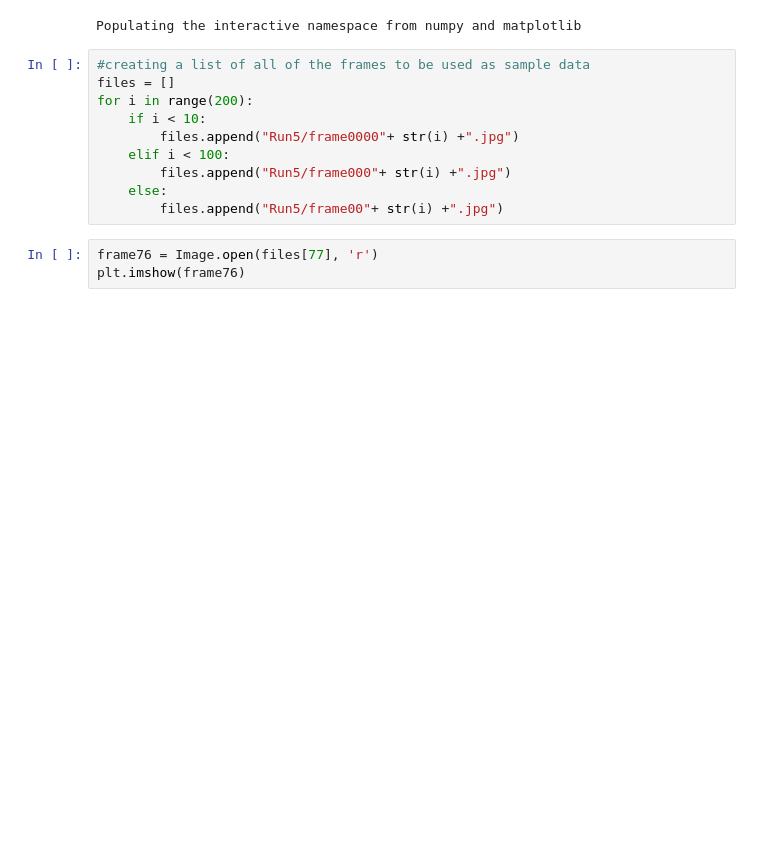
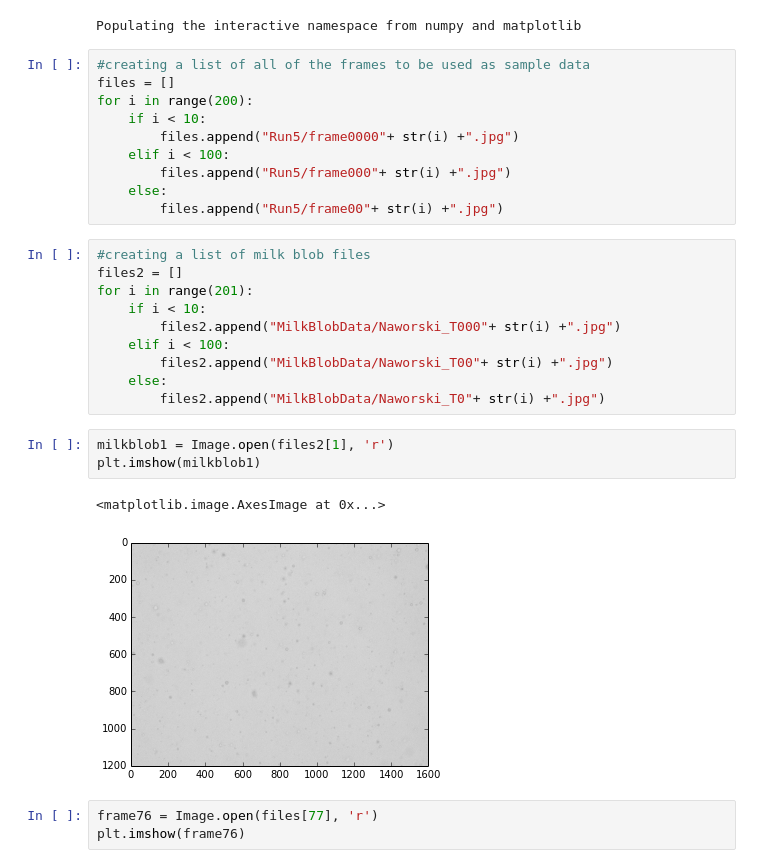
Before and after one commit to mnaworsk/PHYS202-S14, a Jupyter notebook: FinalProject/ParticleTrackingAndDataAnalysis.ipynb, the cells around one changed output. Saved outputs shown, nothing was run; the diff lists cells and outputs as text; blank space fills up the shorter version.

```diff
--- a/FinalProject/ParticleTrackingAndDataAnalysis.ipynb
+++ b/FinalProject/ParticleTrackingAndDataAnalysis.ipynb
@@ -15,6 +14,22 @@ for i in range(200):
         files.append("Run5/frame000"+ str(i) +".jpg")
     else:
         files.append("Run5/frame00"+ str(i) +".jpg")
+# %%
+#creating a list of milk blob files
+files2 = []
+for i in range(201):
+    if i < 10:
+        files2.append("MilkBlobData/Naworski_T000"+ str(i) +".jpg")
+    elif i < 100:
+        files2.append("MilkBlobData/Naworski_T00"+ str(i) +".jpg")
+    else:
+        files2.append("MilkBlobData/Naworski_T0"+ str(i) +".jpg")
+# %%
+milkblob1 = Image.open(files2[1], 'r')
+plt.imshow(milkblob1)
+# %% [output]
+<matplotlib.image.AxesImage at 0x...>
+[figure, added]
 # %%
 frame76 = Image.open(files[77], 'r')
 plt.imshow(frame76)
```
Also changed, not shown: parts of 13 cells of this notebook, 3 other files.
